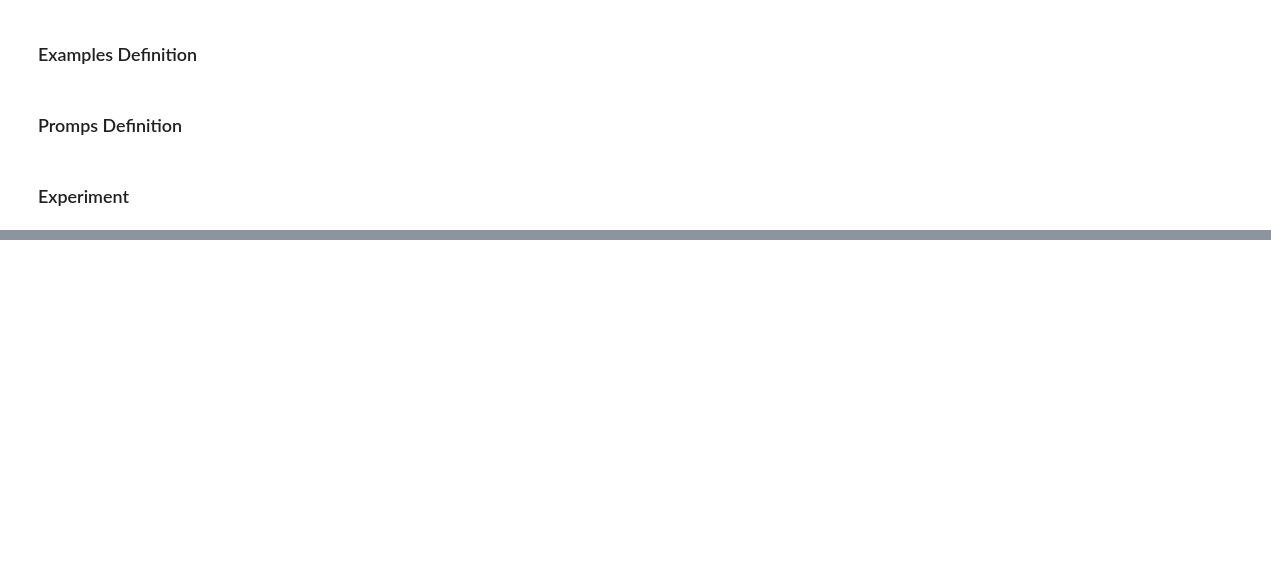
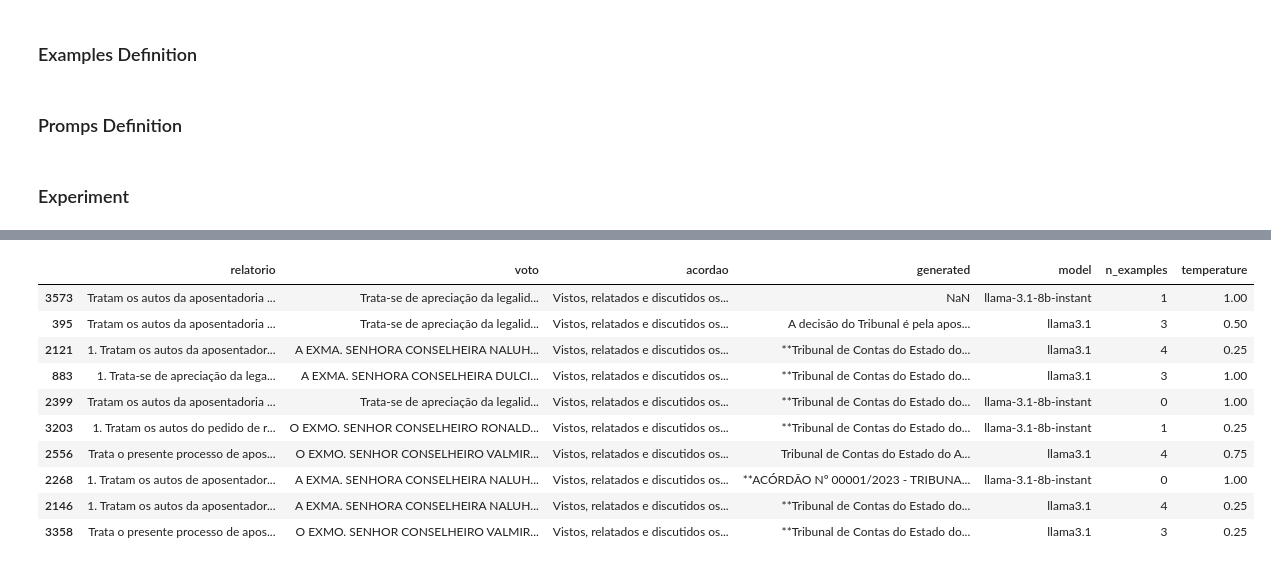
Before and after one commit to eniedson/aprendizado-maquina, a Jupyter notebook: experiments/experiment.ipynb, the cells around one changed output, grey strips where cells are left out. Cells and saved outputs as stored; diff of their text form; code cells hidden in the pictures; blank space fills up the shorter version.

```diff
--- a/experiments/experiment.ipynb
+++ b/experiments/experiment.ipynb
@@ -322,0 +411,23 @@ for n_example, model, temp in itertools.product(n_exemples, models, temperatures
+# %%
+files_path = '../results/'
+
+dfs = []
+for file in os.listdir(files_path):
+    if file.endswith('.csv'):
+        df_file = pd.read_csv(os.path.join(files_path, file))
+        dfs.append(df_file)
+
+result_df = pd.concat(dfs, ignore_index=True)
+result_df.sample(10)
+# %% [output]
+|  | relatorio | voto | acordao | generated | model | n_examples | temperature |
+| 3573 | Tratam os autos da aposentadoria ... | Trata-se de apreciação da legalid... | Vistos, relatados e discutidos os... | NaN | llama-3.1-8b-instant | 1 | 1.00 |
+| 395 | Tratam os autos da aposentadoria ... | Trata-se de apreciação da legalid... | Vistos, relatados e discutidos os... | A decisão do Tribunal é pela apos... | llama3.1 | 3 | 0.50 |
+| 2121 | 1. Tratam os autos da aposentador... | A EXMA. SENHORA CONSELHEIRA NALUH... | Vistos, relatados e discutidos os... | **Tribunal de Contas do Estado do... | llama3.1 | 4 | 0.25 |
+| 883 | 1. Trata-se de apreciação da lega... | A EXMA. SENHORA CONSELHEIRA DULCI... | Vistos, relatados e discutidos os... | **Tribunal de Contas do Estado do... | llama3.1 | 3 | 1.00 |
+| 2399 | Tratam os autos da aposentadoria ... | Trata-se de apreciação da legalid... | Vistos, relatados e discutidos os... | **Tribunal de Contas do Estado do... | llama-3.1-8b-instant | 0 | 1.00 |
+| 3203 | 1. Tratam os autos do pedido de r... | O EXMO. SENHOR CONSELHEIRO RONALD... | Vistos, relatados e discutidos os... | **Tribunal de Contas do Estado do... | llama-3.1-8b-instant | 1 | 0.25 |
+| 2556 | Trata o presente processo de apos... | O EXMO. SENHOR CONSELHEIRO VALMIR... | Vistos, relatados e discutidos os... | Tribunal de Contas do Estado do A... | llama3.1 | 4 | 0.75 |
+| 2268 | 1. Tratam os autos de aposentador... | A EXMA. SENHORA CONSELHEIRA NALUH... | Vistos, relatados e discutidos os... | **ACÓRDÃO Nº 00001/2023 - TRIBUNA... | llama-3.1-8b-instant | 0 | 1.00 |
+| 2146 | 1. Tratam os autos da aposentador... | A EXMA. SENHORA CONSELHEIRA NALUH... | Vistos, relatados e discutidos os... | **Tribunal de Contas do Estado do... | llama3.1 | 4 | 0.25 |
+| 3358 | Trata o presente processo de apos... | O EXMO. SENHOR CONSELHEIRO VALMIR... | Vistos, relatados e discutidos os... | **Tribunal de Contas do Estado do... | llama3.1 | 3 | 0.25 |
```
Also changed, not shown: parts of 9 cells of this notebook, 6 other files.
